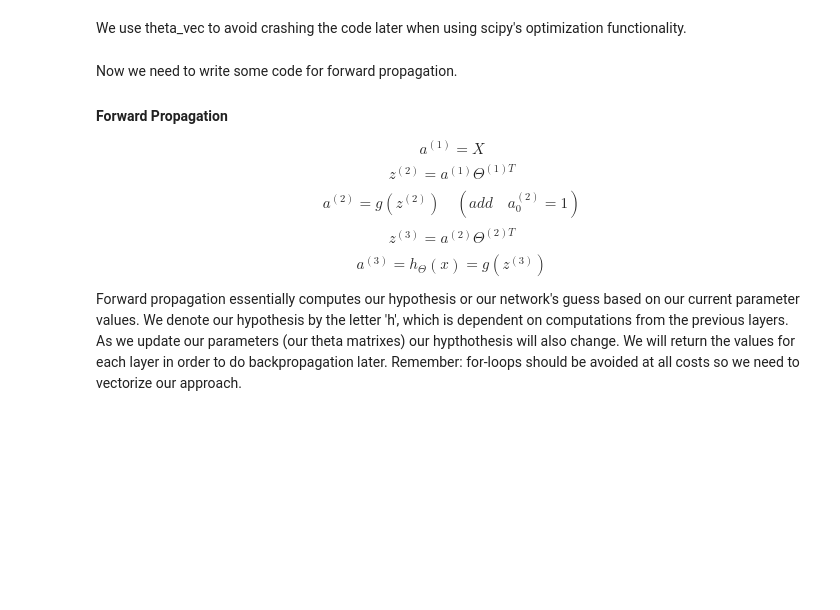
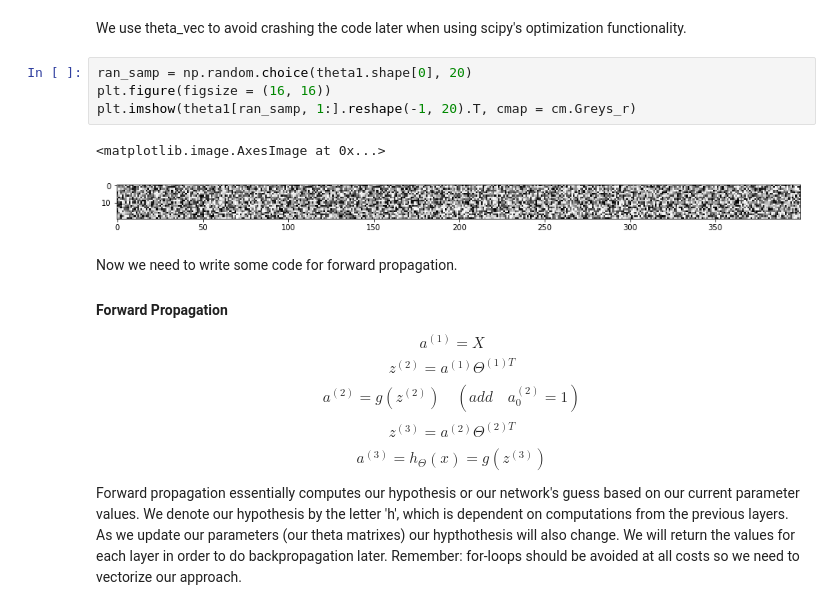
Before and after one commit to LuketheDukeBates/Feed-forward-Neural-Network-Demo, a Jupyter notebook: Feed-Forward Neural Network Demo.ipynb, the cells around one changed output. Saved outputs shown, nothing was run; the diff lists cells and outputs as text; blank space fills up the shorter version.

```diff
--- a/Feed-Forward Neural Network Demo.ipynb
+++ b/Feed-Forward Neural Network Demo.ipynb
@@ -155,6 +155,13 @@ theta1.shape, theta2.shape, theta_vec.shape
 ((25, 401), (10, 26), (10285, 1))
 # %% [markdown]
 We use theta_vec to avoid crashing the code later when using scipy's optimization functionality.
+# %%
+ran_samp = np.random.choice(theta1.shape[0], 20)
+plt.figure(figsize = (16, 16))
+plt.imshow(theta1[ran_samp, 1:].reshape(-1, 20).T, cmap = cm.Greys_r)
+# %% [output]
+<matplotlib.image.AxesImage at 0x...>
+[figure, added]
 # %% [markdown]
 Now we need to write some code for forward propagation.
 
```
Also changed, not shown: parts of 7 cells of this notebook.
